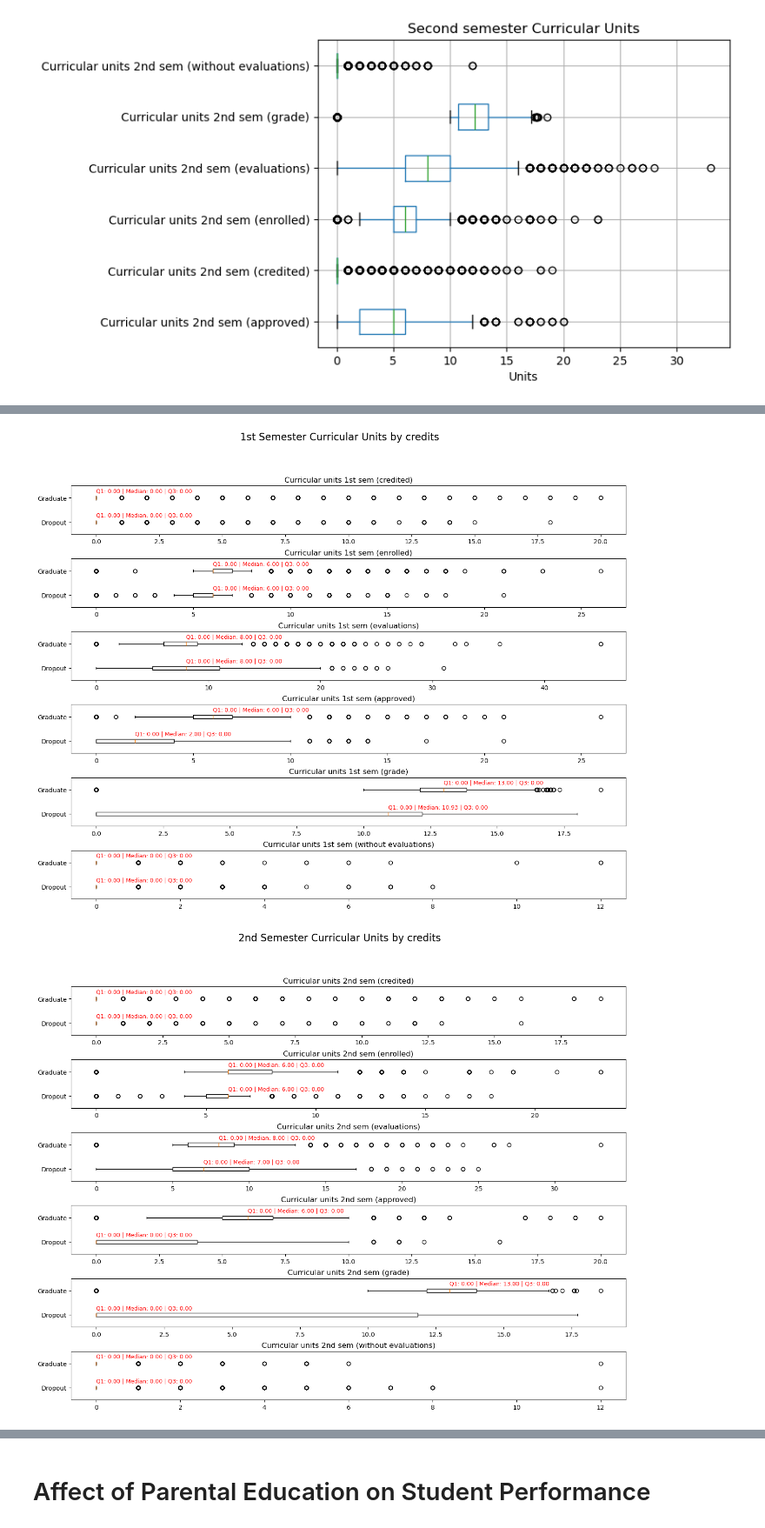
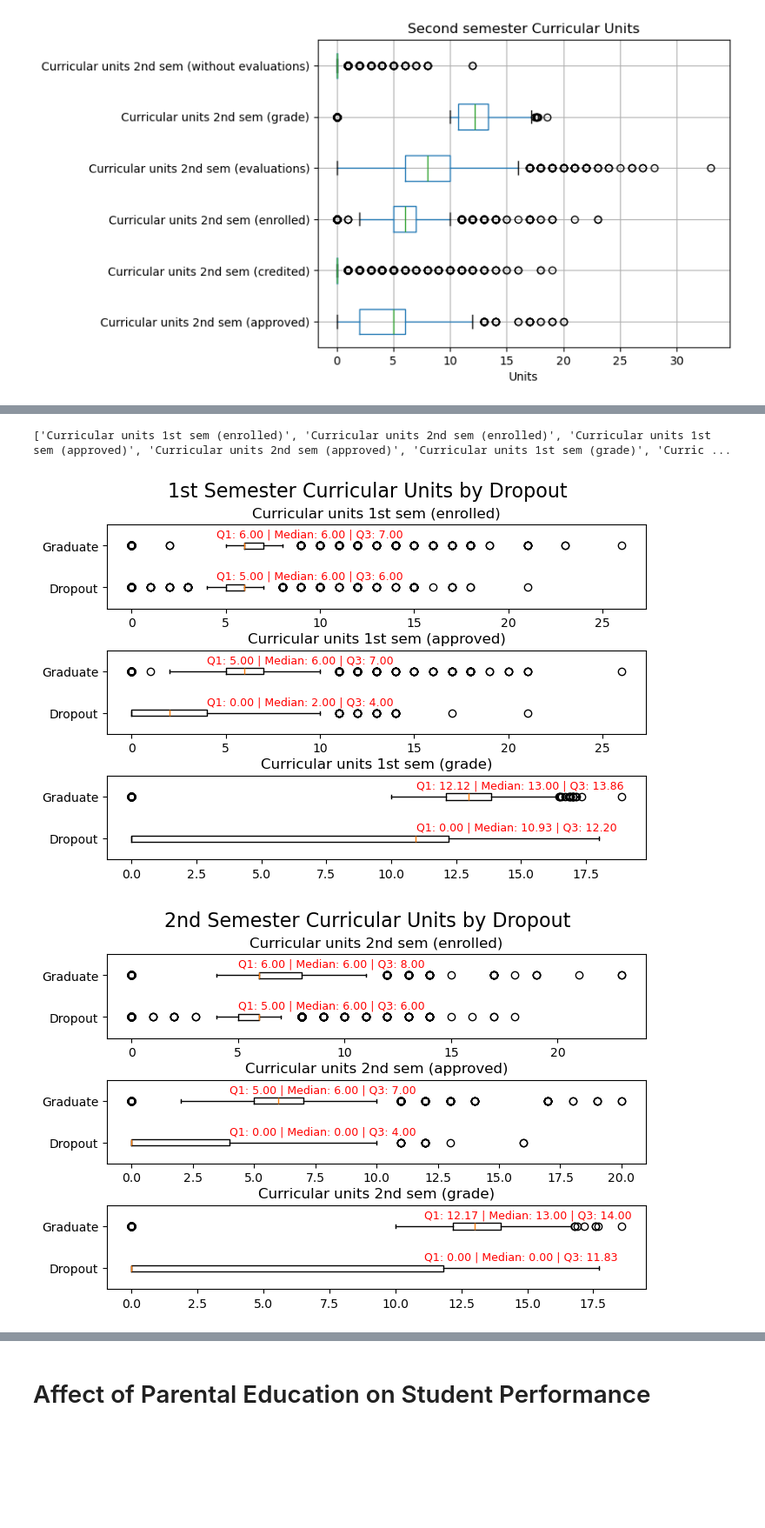
Before and after one commit to Abuynits/cs573_final_proj, a Jupyter notebook: eda.ipynb, the cells around one changed output, grey strips where cells are left out. Shown at 87% size. Cells and saved outputs as stored; diff of their text form; code cells hidden in the pictures; blank space fills up the shorter version.

```diff
--- a/eda.ipynb
+++ b/eda.ipynb
@@ -135,9 +271,12 @@ plt.show()
 # %%
-plot_grad_drop_compare_bp(df, curriculum_units, '1')
-plot_grad_drop_compare_bp(df, curriculum_units, '2')
+filtered_units = [unit for unit in curriculum_units if "without evaluations" not in unit and "credited" not in unit and "evaluations" not in unit]
+print(filtered_units)
+plot_grad_drop_compare_bp(df, filtered_units, '1')
+plot_grad_drop_compare_bp(df, filtered_units, '2')
 # %% [output]
+['Curricular units 1st sem (enrolled)', 'Curricular units 2nd sem (enrolled)', 'Curricular units 1st sem (approved)', 'Curricular units 2nd sem (approved)', 'Curricular units 1st sem (grade)', 'Curric ...
-[figure, old version]
+[figure, new version]
-[figure, old version]
+[figure, new version]
 # %%
 plot_line_graph(df, 'Inflation rate')
 plot_line_graph(df, 'GDP')
```
Also changed, not shown: parts of 17 cells of this notebook, 5 other files.
